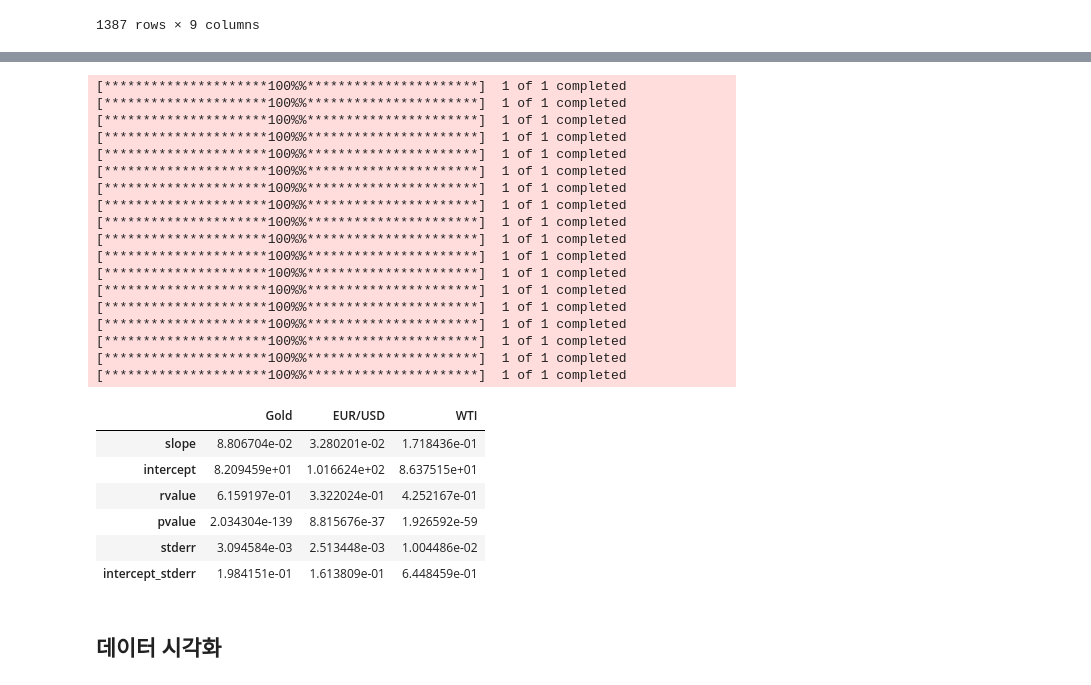
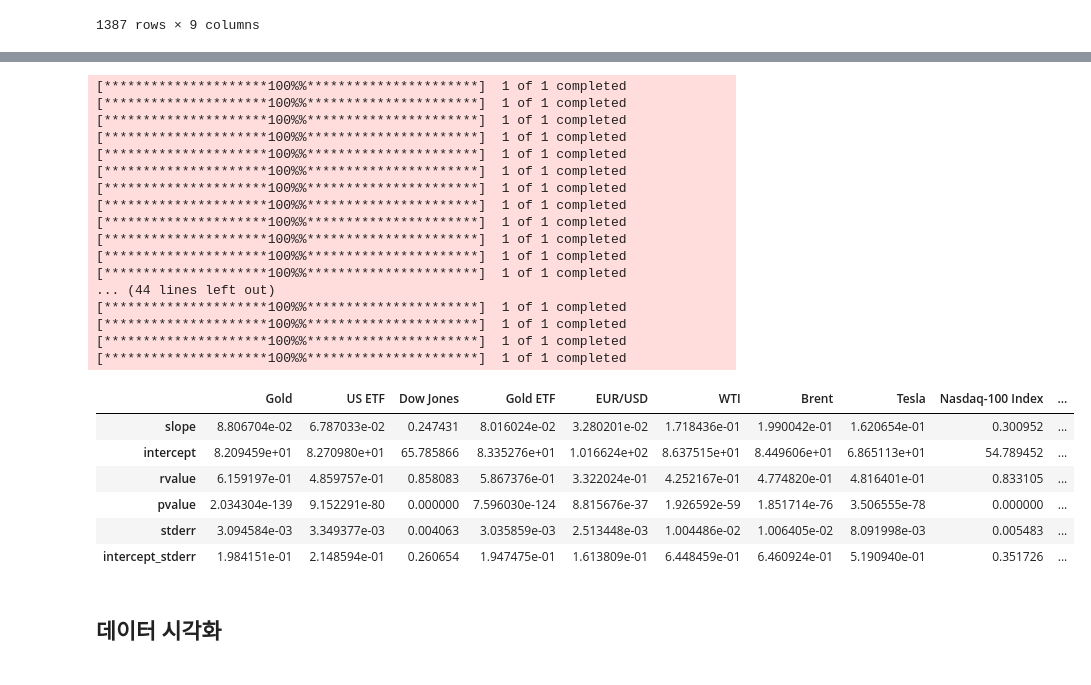
Before and after one commit to Ahram-Jeong/data-analysis-project, a Jupyter notebook: notebooks/BitcoinDataAnalysisV2_2014_2019.ipynb, the cells around one changed output, grey strips where cells are left out. Cells and saved outputs as stored; diff of their text form; code cells hidden in the pictures.

```diff
--- a/notebooks/BitcoinDataAnalysisV2_2014_2019.ipynb
+++ b/notebooks/BitcoinDataAnalysisV2_2014_2019.ipynb
@@ -167,38 +178,46 @@ ticker
 # %%
 # 선형 회귀 계수 산출
+# 안전 자산, 안정적 자산
 gold_lin = lin_data(gold, start_date, end_date)
+us_etf_lin = lin_data("TLT", start_date, end_date)
+dj_lin = lin_data("^DJI", start_date, end_date)
+gold_etf_lin = lin_data("GLD", start_date, end_date)
 usd_lin = lin_data(usd, start_date, end_date)
+# 위험 자산
 wti_lin = lin_data(wti, start_date, end_date)
+brent_lin = lin_data("BZ=F", start_date, end_date)
+tsla_lin = lin_data("TSLA", start_date, end_date)
+nasdq_lin = lin_data("QQQ", start_date, end_date)
+em_etf_lin = lin_data("EEM", start_date, end_date)
 
-df_lin = pd.concat([gold_lin, usd_lin, wti_lin], axis = 1)
-df_lin.columns = ["Gold", "EUR/USD", "WTI"]
+df_lin = pd.concat([gold_lin, us_etf_lin, dj_lin, gold_etf_lin, usd_lin, wti_lin, brent_lin, tsla_lin, nasdq_lin, em_etf_lin], axis = 1)
+df_lin.columns = ["Gold", "US ETF", "Dow Jones", "Gold ETF", "EUR/USD", "WTI", "Brent", "Tesla", "Nasdaq-100 Index", "Emerging Markets ETF"]
 df_lin
 # %% [output]
 [*********************100%%**********************]  1 of 1 completed
 [*********************100%%**********************]  1 of 1 completed
 [*********************100%%**********************]  1 of 1 completed
 [*********************100%%**********************]  1 of 1 completed
 [*********************100%%**********************]  1 of 1 completed
 [*********************100%%**********************]  1 of 1 completed
 [*********************100%%**********************]  1 of 1 completed
 [*********************100%%**********************]  1 of 1 completed
 [*********************100%%**********************]  1 of 1 completed
 [*********************100%%**********************]  1 of 1 completed
 [*********************100%%**********************]  1 of 1 completed
 [*********************100%%**********************]  1 of 1 completed
+... (44 lines left out)
 [*********************100%%**********************]  1 of 1 completed
 [*********************100%%**********************]  1 of 1 completed
 [*********************100%%**********************]  1 of 1 completed
 [*********************100%%**********************]  1 of 1 completed
-[*********************100%%**********************]  1 of 1 completed
-[*********************100%%**********************]  1 of 1 completed
-|  | Gold | EUR/USD | WTI |
-| slope | 8.806704e-02 | 3.280201e-02 | 1.718436e-01 |
-| intercept | 8.209459e+01 | 1.016624e+02 | 8.637515e+01 |
-| rvalue | 6.159197e-01 | 3.322024e-01 | 4.252167e-01 |
-| pvalue | 2.034304e-139 | 8.815676e-37 | 1.926592e-59 |
-| stderr | 3.094584e-03 | 2.513448e-03 | 1.004486e-02 |
-| intercept_stderr | 1.984151e-01 | 1.613809e-01 | 6.448459e-01 |
+|  | Gold | US ETF | Dow Jones | Gold ETF | EUR/USD | WTI | Brent | Tesla | Nasdaq-100 Index | ... |
+| slope | 8.806704e-02 | 6.787033e-02 | 0.247431 | 8.016024e-02 | 3.280201e-02 | 1.718436e-01 | 1.990042e-01 | 1.620654e-01 | 0.300952 | ... |
+| intercept | 8.209459e+01 | 8.270980e+01 | 65.785866 | 8.335276e+01 | 1.016624e+02 | 8.637515e+01 | 8.449606e+01 | 6.865113e+01 | 54.789452 | ... |
+| rvalue | 6.159197e-01 | 4.859757e-01 | 0.858083 | 5.867376e-01 | 3.322024e-01 | 4.252167e-01 | 4.774820e-01 | 4.816401e-01 | 0.833105 | ... |
+| pvalue | 2.034304e-139 | 9.152291e-80 | 0.000000 | 7.596030e-124 | 8.815676e-37 | 1.926592e-59 | 1.851714e-76 | 3.506555e-78 | 0.000000 | ... |
+| stderr | 3.094584e-03 | 3.349377e-03 | 0.004063 | 3.035859e-03 | 2.513448e-03 | 1.004486e-02 | 1.006405e-02 | 8.091998e-03 | 0.005483 | ... |
+| intercept_stderr | 1.984151e-01 | 2.148594e-01 | 0.260654 | 1.947475e-01 | 1.613809e-01 | 6.448459e-01 | 6.460924e-01 | 5.190940e-01 | 0.351726 | ... |
 # %% [markdown]
 ## 데이터 시각화
 # %%
```
Also changed, not shown: parts of 4 cells of this notebook, 1 other file.
